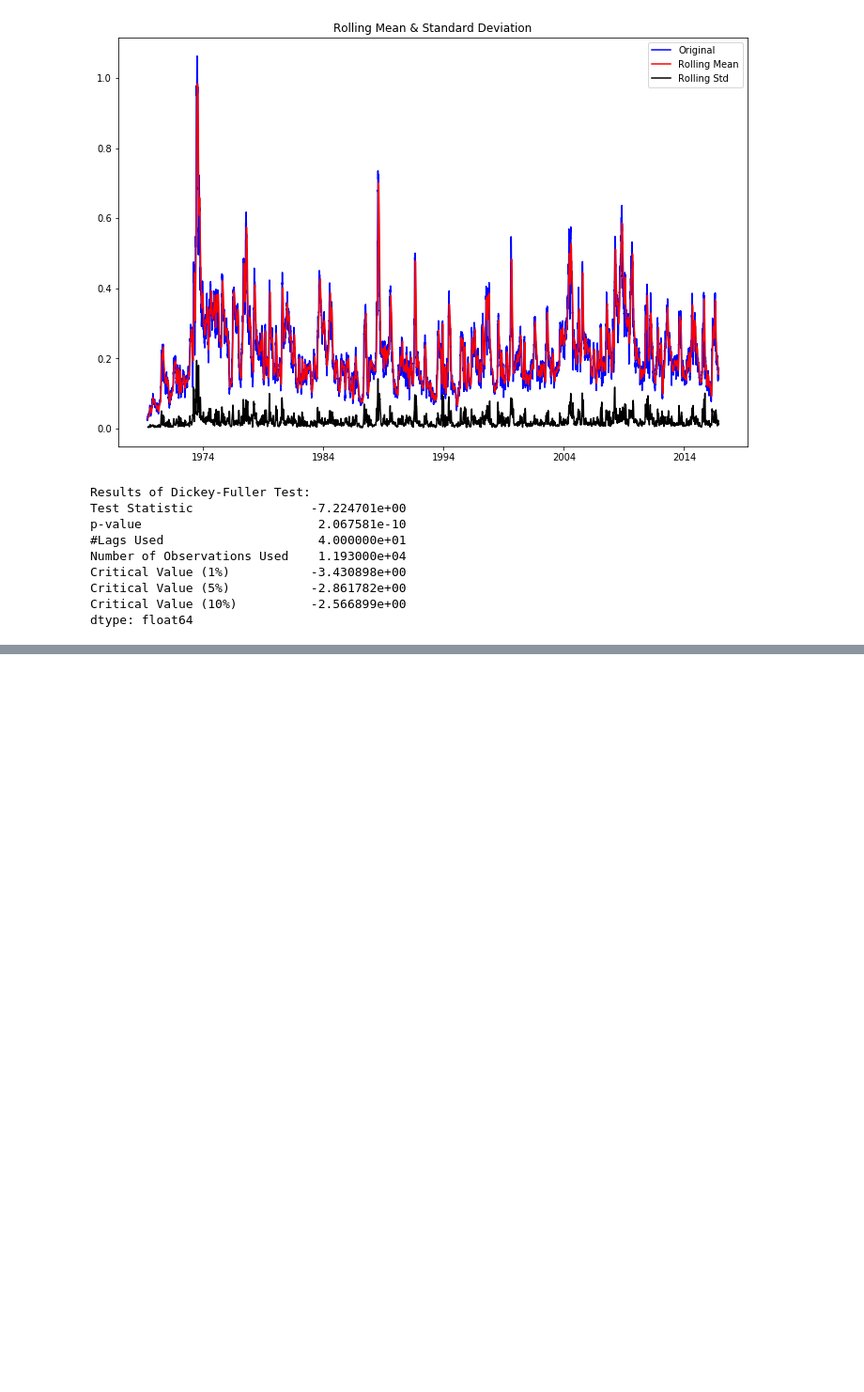
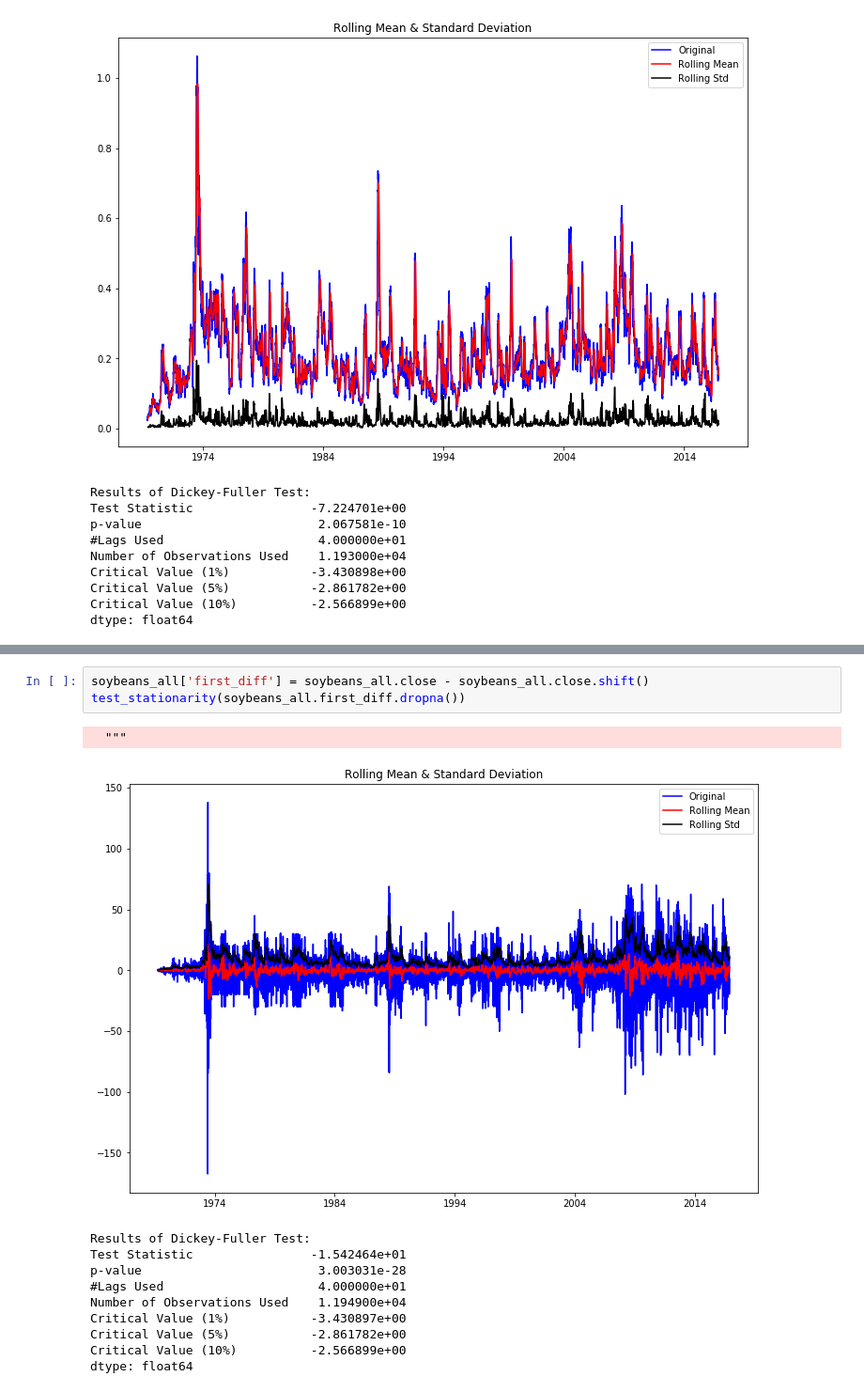
Before and after one commit to franko003/Commodity_TS_Analysis, a Jupyter notebook: notebooks/data_collection_&_cleaning.ipynb, the cells around one changed output, grey strips where cells are left out. Shown at 94% size. Drawn from its saved outputs; the diff is of its cells as text; blank space fills up the shorter version.

```diff
--- a/notebooks/data_collection_&_cleaning.ipynb
+++ b/notebooks/data_collection_&_cleaning.ipynb
@@ -625,0 +652,15 @@ dtype: float64
+# %%
+soybeans_all['first_diff'] = soybeans_all.close - soybeans_all.close.shift()
+test_stationarity(soybeans_all.first_diff.dropna())
+# %% [output]
+  """
+[figure, added]
+Results of Dickey-Fuller Test:
+Test Statistic                -1.542464e+01
+p-value                        3.003031e-28
+#Lags Used                     4.000000e+01
+Number of Observations Used    1.194900e+04
+Critical Value (1%)           -3.430897e+00
+Critical Value (5%)           -2.861782e+00
+Critical Value (10%)          -2.566899e+00
+dtype: float64
```
Also changed, not shown: parts of 6 cells of this notebook, 7 other files.
